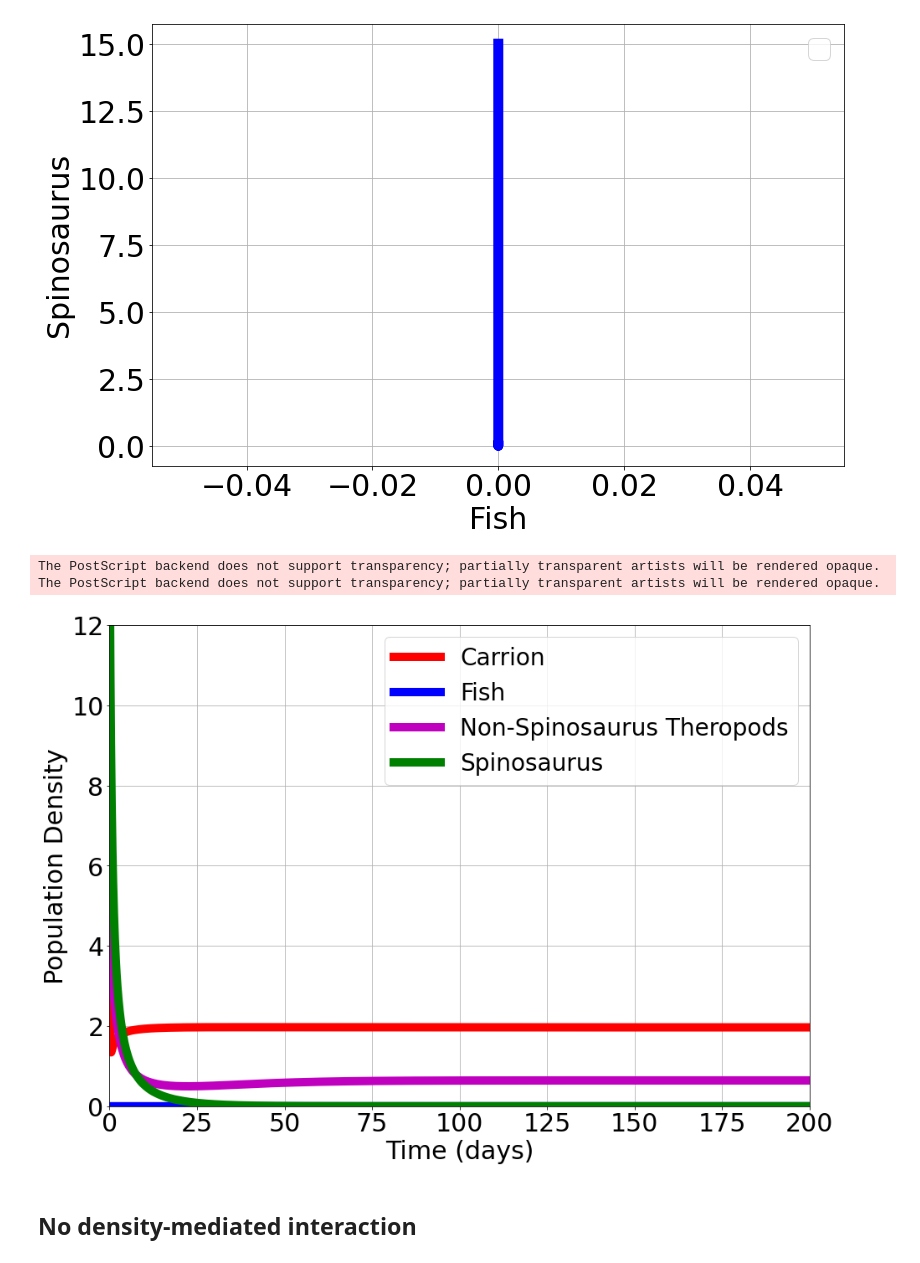
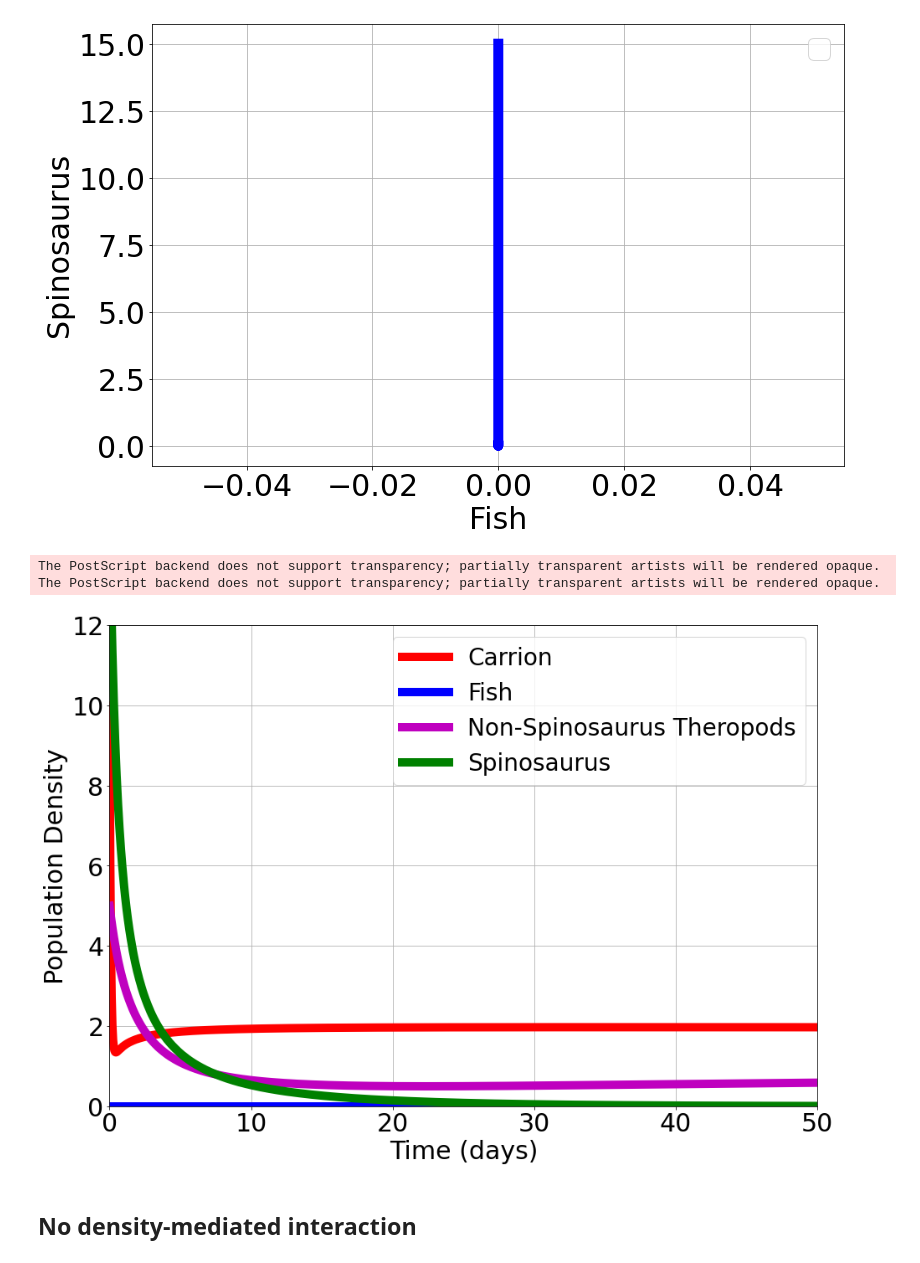
Before and after one commit to Tungdil01/palaeoEcologyBahariya, a Jupyter notebook: palaeo_restriction.ipynb, the cells around one changed output. Saved outputs shown, nothing was run; the diff lists cells and outputs as text; code cells hidden in the pictures.

```diff
--- a/palaeo_restriction.ipynb
+++ b/palaeo_restriction.ipynb
@@ -907,27 +907,27 @@ No handles with labels found to put in legend.
 # %%
 fig, ax = plt.subplots(figsize=(14, 10))
 
 ax.plot(time_list, Carrion, label="Carrion", linestyle="-", linewidth=10, markersize=12,color="r")
 ax.plot(time_list, Fish, label="Fish", linestyle="-", linewidth=10, markersize=12,color="b")
 ax.plot(time_list, Other_Theropods, label="Non-Spinosaurus Theropods", linestyle="-", linewidth=10, markersize=12,color="m")
 ax.plot(time_list, Spinosaurus, label="Spinosaurus", linestyle="-", linewidth=10, markersize=12,color="g")
 
 plt.xlabel("Time (days)")
 plt.ylabel("Population Density")
 plt.legend(fancybox=True, shadow=True)
-plt.xlim([0, time_list[-1]])
+plt.xlim([0, 50]) #time_list[-1]
 plt.ylim([0, 12])
 plt.grid()
 plt.rcParams.update({'font.size': 30})
 leg = ax.legend(prop={"size":28})
 
 plt.savefig('img/exponential_density_mediated_evolution_free_FO.eps', format='eps')
 plt.tight_layout()
 plt.show()
 # %% [output]
 The PostScript backend does not support transparency; partially transparent artists will be rendered opaque.
 The PostScript backend does not support transparency; partially transparent artists will be rendered opaque.
-[figure, old version]
+[figure, new version]
 # %% [markdown]
 ## No density-mediated interaction
 # %%
```
Also changed, not shown: parts of 8 cells of this notebook, 33 other files.
